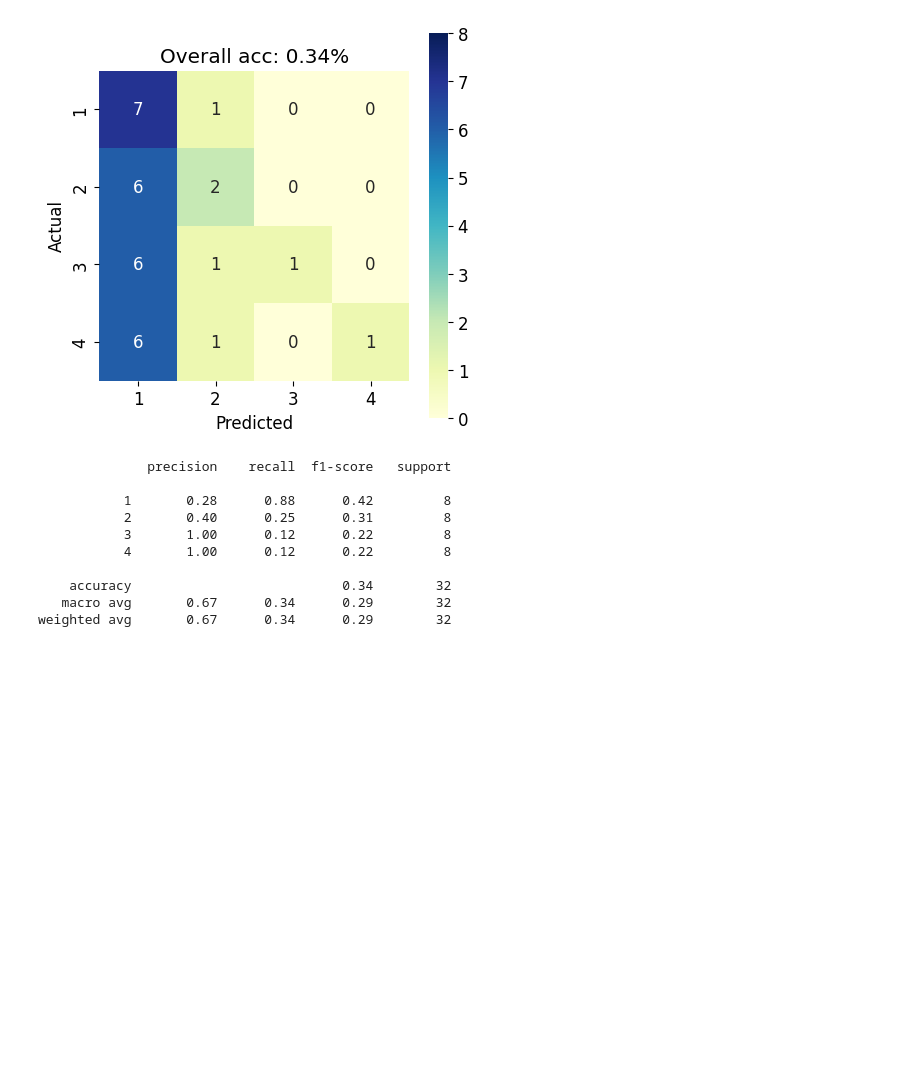
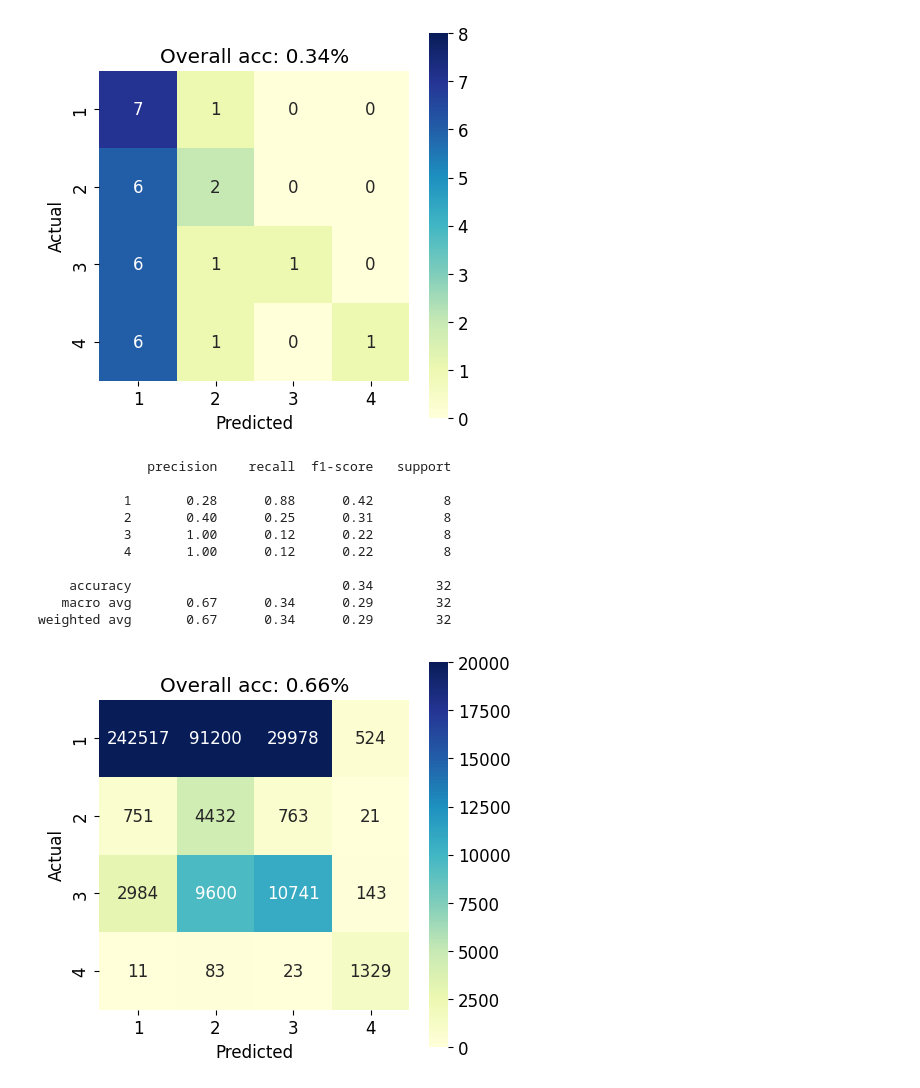
Before and after one commit to Inkletblot/openhsi-capture-and-processing, a Jupyter notebook: evaluation-sardi-final-capture-gmlc-food-waste.ipynb, the cells around one changed output. Cells and saved outputs as stored; diff of their text form; code cells hidden in the pictures; blank space fills up the shorter version.

```diff
--- a/evaluation-sardi-final-capture-gmlc.ipynb
+++ b/evaluation-sardi-final-capture-gmlc-food-waste.ipynb
@@ -269,6 +269,10 @@ Evaluating classification 7...
 note, due to the inaccurate ground truth, there are many errors in classification (technically) as the background is being *correctly* classified as what it should where it hasn't been labelled properly in the ground truth.
 
 [useful](https://towardsdatascience.com/guide-to-confusion-matrices-classification-performance-metrics-a0ebfc08408e)
+# %%
+for i in range(len(ground_truths)):
+    idx = ground_truths[i] == 0
+    ground_truths[i][idx] = 1
 # %%
 print(y_true)
 # %% [output]
@@ -313,3 +317,30 @@ print(classification_report(y_true, y_pred))
     accuracy                           0.34        32
    macro avg       0.67      0.34      0.29        32
 weighted avg       0.67      0.34      0.29        32
+# %%
+from sklearn.metrics import confusion_matrix, accuracy_score
+import seaborn as sns
+import pandas as pd
+
+class_labels = ['background', 'waste', 'food', 'tape']
+class_labels = classes
+
+
+new_shape = ground_truths[3].shape[0]*ground_truths[3].shape[1]
+
+
+# multilabel_confusion_matrix(y_true, y_pred, *, sample_weight=None, labels=None, samplewise=False)
+cm = confusion_matrix(ground_truths[3].reshape(new_shape), classifications[3].reshape(new_shape), labels=classes)
+
+df_cm = pd.DataFrame(cm, columns=class_labels, index=class_labels)
+
+fig, ax1 = plt.subplots(1,1, figsize=(5,5))
+plt.rcParams['font.size'] = 12
+
+sns.heatmap(df_cm, annot=True, ax=ax1,square=True,  cmap="YlGnBu",vmin=0,vmax=20000,fmt='d')
+
+ax1.set_title('Overall acc: {:.2f}%'.format(accuracy_score(ground_truths[3].reshape(new_shape), classifications[3].reshape(new_shape))))
+ax1.set_xlabel('Predicted')
+ax1.set_ylabel('Actual');
+# %% [output]
+[figure, added]
```
Also changed, not shown: parts of 1 cell of this notebook, 2 other files.
